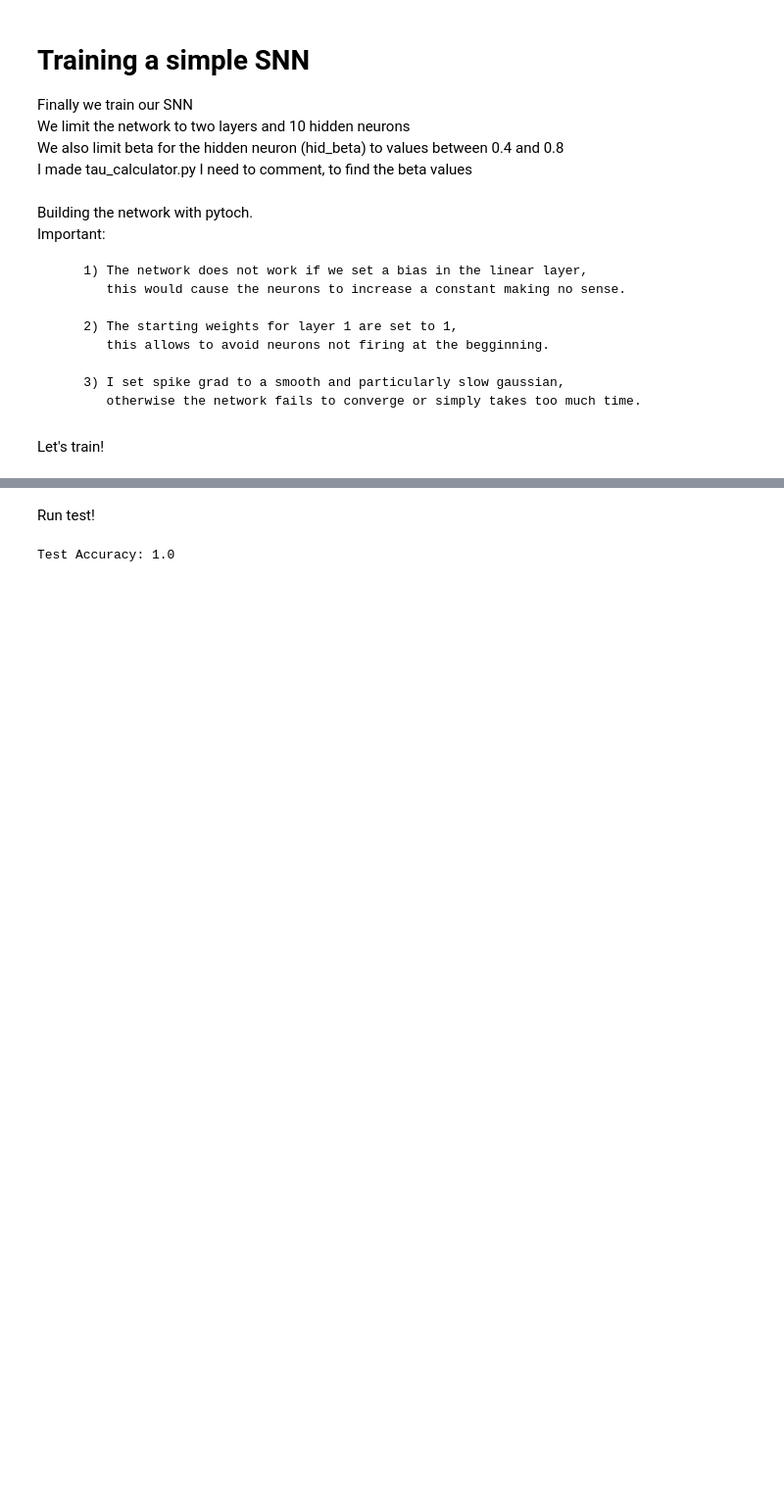
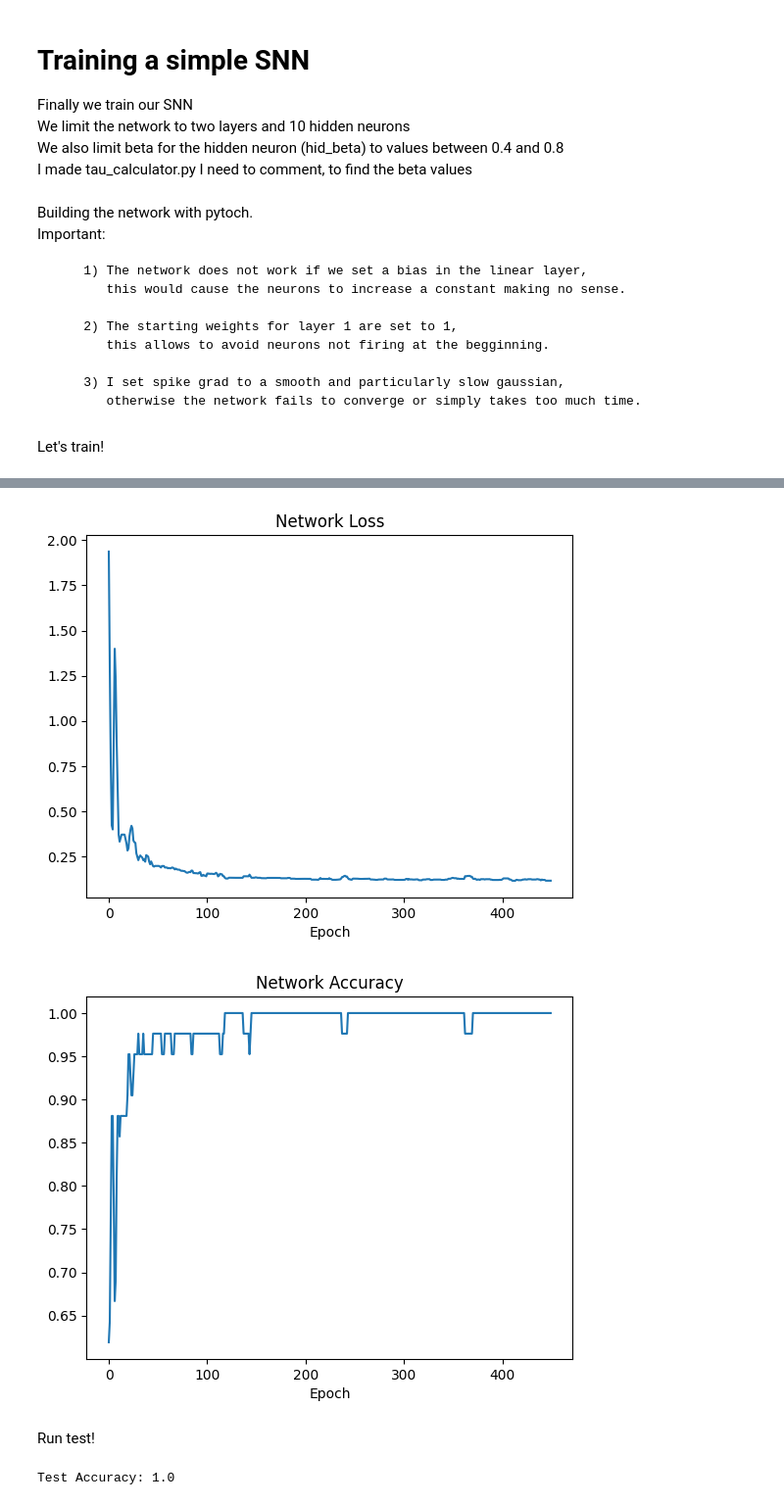
Before and after one commit to marcorax/CNC_toy, a Jupyter notebook: main.ipynb, the cells around one changed output, grey strips where cells are left out. Shown at 98% size. Drawn from its saved outputs; the diff is of its cells as text; code cells hidden in the pictures; blank space fills up the shorter version.

Commit message:
Got results and plots for net training and test. Saved network parameters and plots

```diff
--- a/main.ipynb
+++ b/main.ipynb
@@ -162,9 +162,7 @@ good_subset_idx = cnc_data_info["class"] == "good"
 bad_subset = cnc_data_info[bad_subset_idx]
 dataset_idx = []
 
-# TODO, test this with n_axis = 3
-# Limiting input only to X and Y to reduce complexity.
-n_axis = 2  # Choose the number of MEM axis to input to the net
+n_axis = 3  # Choose the number of MEM axis to input to the net
 
 train_batches_number = 2
 
@@ -430,7 +428,7 @@ def measure_accuracy(spk_rec, targets):
 
 # La sigmoide piú smooth aiuta a ridurre la loss sin da subito,
 # Adam risolve il problema di instabilitá dato dal raggiungimento del minimo della rete.
-spike_grad = surrogate.fast_sigmoid(slope=0.1)
+spike_grad = surrogate.fast_sigmoid(slope=0.05)
 
 
 # Define Network
@@ -487,13 +485,12 @@ net = Net().to(device)
 # %% [markdown]
 Let's train!
 # %%
-loss = SF.mse_count_loss(correct_rate=0.75, incorrect_rate=0.25)
-# optimizer = torch.optim.SGD(net.parameters(), lr=1e-3)
-optimizer = torch.optim.Adam(net.parameters(), lr=1e-2)
+loss = SF.ce_count_loss()
+optimizer = torch.optim.Adam(net.parameters(), lr=2e-3)
 
-num_epochs = 500
-loss_hist = []
-test_loss_hist = []
+num_epochs = 450
+loss_story = []
+accuracy_story = []
 
 data = train_data.to(device)
 targets = train_labels.to(device)
@@ -502,11 +499,11 @@ targets = train_labels.to(device)
 for epoch in range(num_epochs):
     # forward pass
     net.train()
-    spk_rec, _, spk_rec_hid = net(data)
+    spk_rec, mem_rec, spk_rec_hid = net(data)
 
     # initialize the loss & sum over time
-    loss_val = torch.zeros((1), dtype=dtype, device=device)
-    loss_val += loss(spk_rec, torch.argmax(targets, axis=1))
+    loss_val = loss(spk_rec, torch.argmax(targets, axis=1))
+    acc = measure_accuracy(spk_rec, targets)
 
     # Gradient calculation + weight update
     optimizer.zero_grad()
@@ -514,9 +511,10 @@ for epoch in range(num_epochs):
     optimizer.step()
 
     # Store loss history for future plotting
-    loss_hist.append(loss_val.item())
+    loss_story.append(loss_val.item())
+    accuracy_story.append(acc)
 
     # Print train/test loss/accuracy
     print(f"Iteration: {epoch} \t Train Loss: {loss_val.item()}")
-    print(f"Train set accuracy: {measure_accuracy(spk_rec, targets)}")
+    print(f"Train set accuracy: {acc}")
 # %% [output]
@@ -539,4 +537,21 @@ Iteration: 499   Train Loss: 89.01524353027344
 Train set accuracy: 1.0
+# %%
+save_f = "Save/"
+
+plt.figure()
+plt.plot(loss_story)
+plt.title("Network Loss")
+plt.xlabel("Epoch")
+plt.savefig(save_f + "net1_train_loss.svg")
+
+plt.figure()
+plt.plot(accuracy_story)
+plt.title("Network Accuracy")
+plt.xlabel("Epoch")
+plt.savefig(save_f + "net1_train_accuracy.svg")
+# %% [output]
+[figure, added]
+[figure, added]
 # %% [markdown]
 Run test!
 # %%
```
Also changed, not shown: parts of 4 cells of this notebook, 9 other files.
